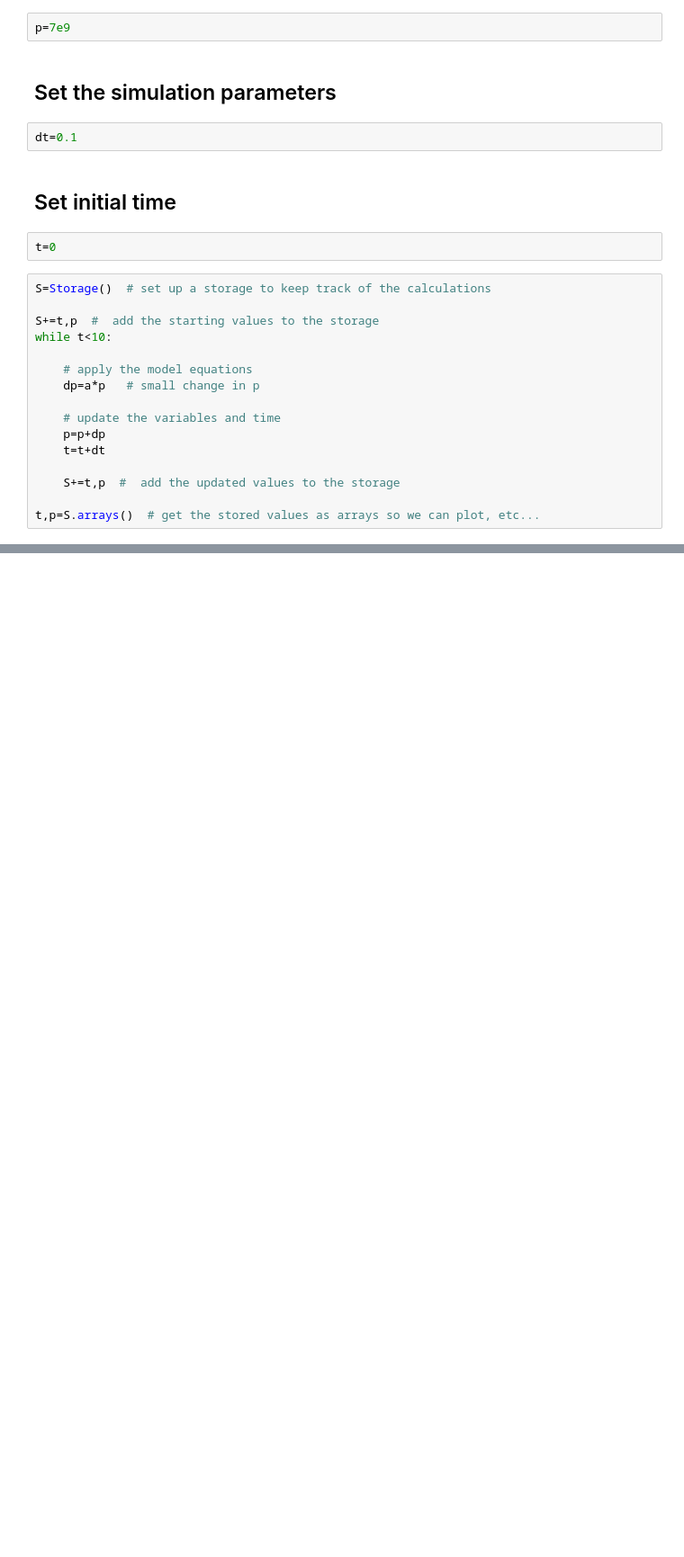
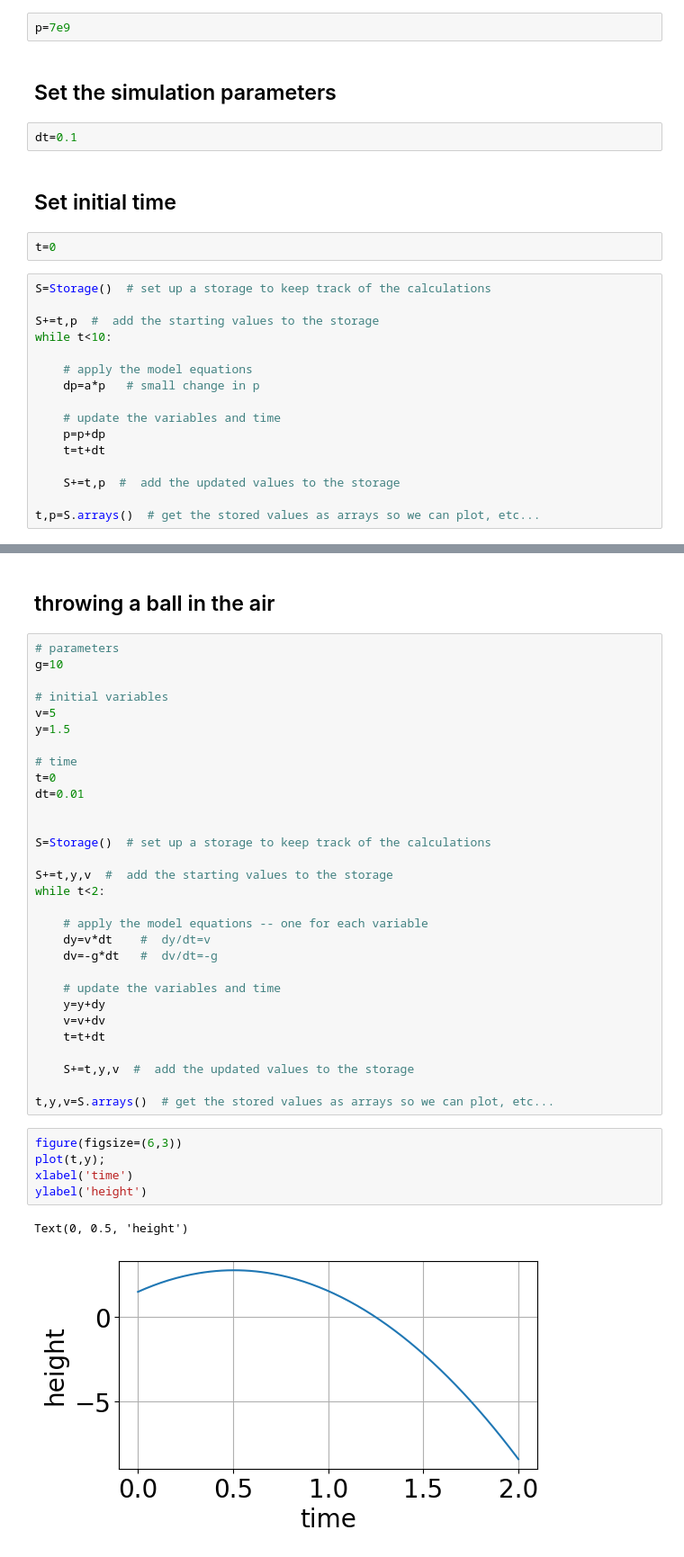
Before and after one commit to bblais/Computer-Programming-for-the-Sciences-Spring-2024, a Jupyter notebook: Sprint #1 - Algorithms and Simulation/2024-02-06 - Simulations.ipynb, the cells around one changed output, grey strips where cells are left out. Shown at 90% size. Cells and saved outputs as stored; diff of their text form; blank space fills up the shorter version.

```diff
--- a/Sprint #1 - Algorithms and Simulation/2024-02-06 - Simulations.ipynb
+++ b/Sprint #1 - Algorithms and Simulation/2024-02-06 - Simulations.ipynb
@@ -54,0 +93,40 @@ plot(t,p)
+# %% [markdown]
+## throwing a ball in the air
+# %%
+# parameters
+g=10
+
+# initial variables
+v=5
+y=1.5
+
+# time
+t=0
+dt=0.01
+
+
+S=Storage()  # set up a storage to keep track of the calculations
+
+S+=t,y,v  #  add the starting values to the storage
+while t<2:
+
+    # apply the model equations -- one for each variable
+    dy=v*dt    #  dy/dt=v
+    dv=-g*dt   #  dv/dt=-g
+
+    # update the variables and time
+    y=y+dy
+    v=v+dv
+    t=t+dt
+
+    S+=t,y,v  #  add the updated values to the storage
+
+t,y,v=S.arrays()  # get the stored values as arrays so we can plot, etc...
+# %%
+figure(figsize=(6,3))
+plot(t,y);
+xlabel('time')
+ylabel('height')
+# %% [output]
+Text(0, 0.5, 'height')
+[figure, added]
```
Also changed, not shown: parts of 5 cells of this notebook, 1 other file.
